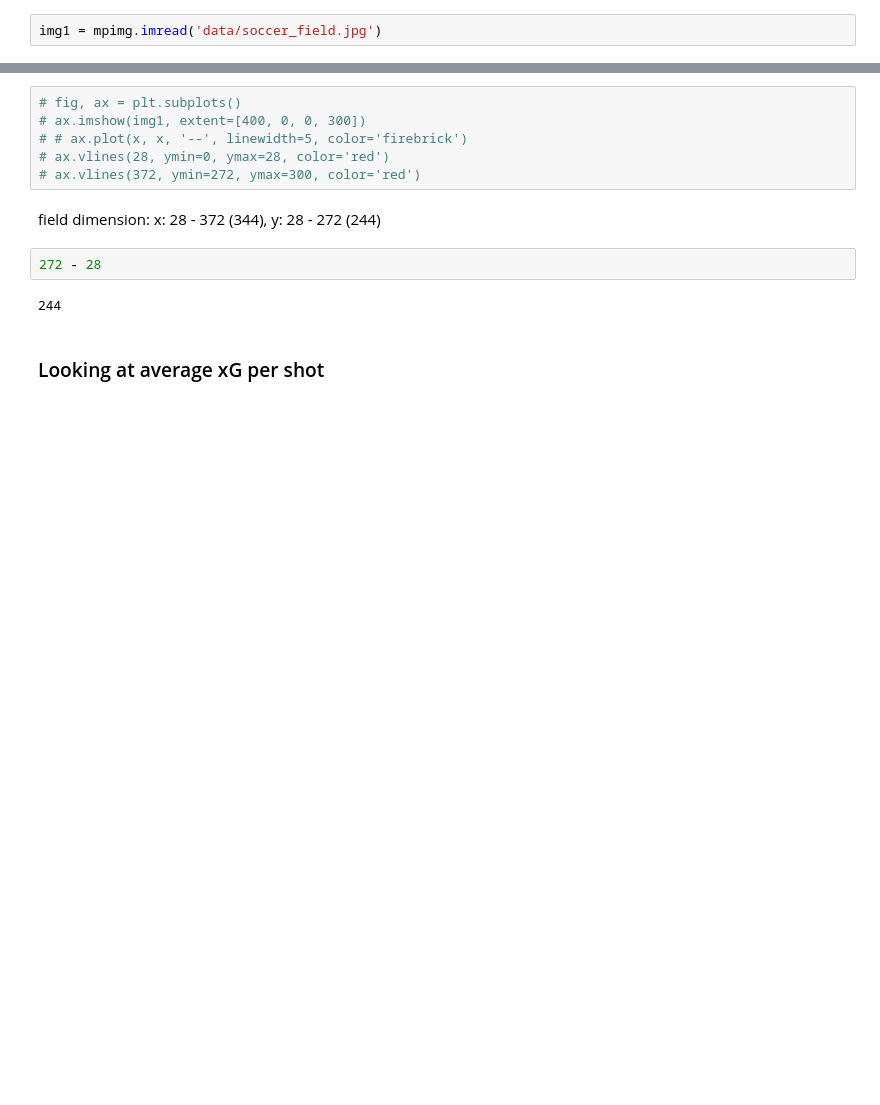
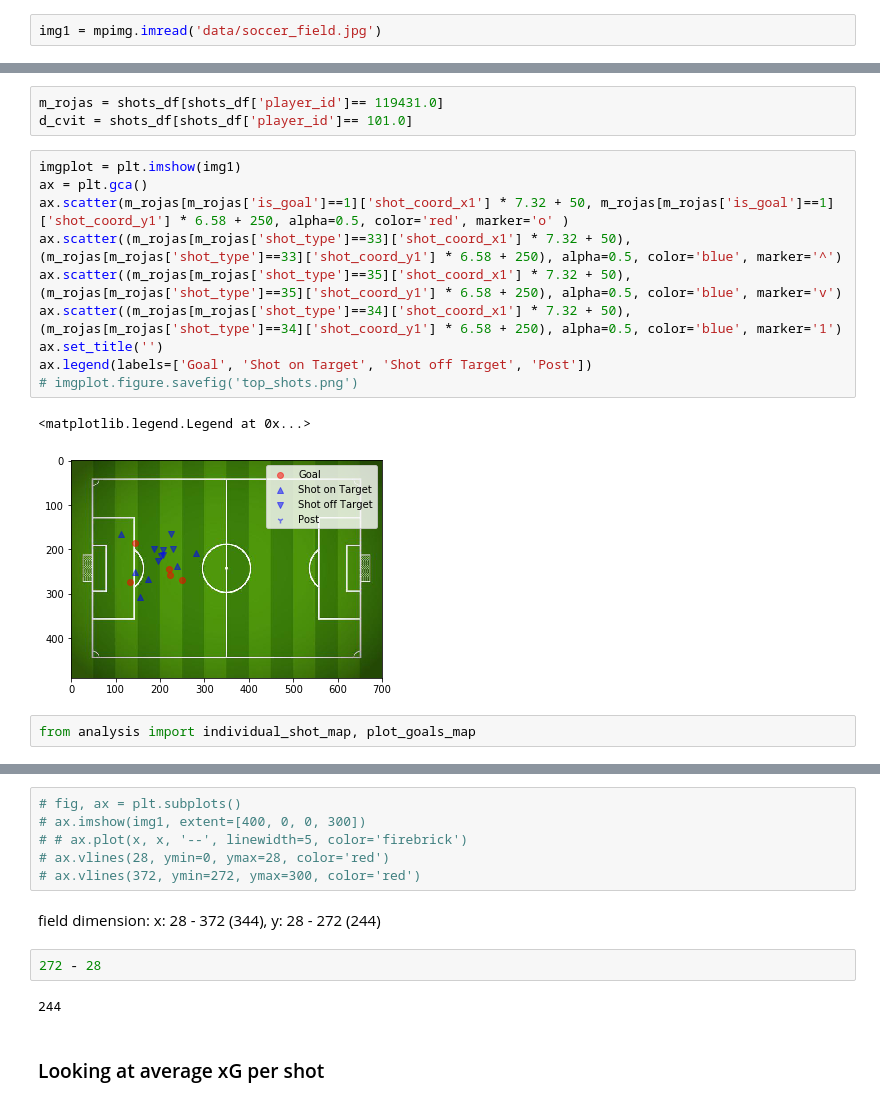
Before and after one commit to d-v-dlee/super_liga_xg, a Jupyter notebook: archives/_pickle_tables.ipynb, the cells around one changed output, grey strips where cells are left out. Drawn from its saved outputs; the diff is of its cells as text; blank space fills up the shorter version.

```diff
--- a/archives/_pickle_tables.ipynb
+++ b/archives/_pickle_tables.ipynb
@@ -1087,0 +1124,18 @@ ax.scatter(shots_df[shots_df['is_goal']==1]['shot_coord_x1'] * 7.32 + 50, shots_
+# %%
+m_rojas = shots_df[shots_df['player_id']== 119431.0]
+d_cvit = shots_df[shots_df['player_id']== 101.0]
+# %%
+imgplot = plt.imshow(img1)
+ax = plt.gca()
+ax.scatter(m_rojas[m_rojas['is_goal']==1]['shot_coord_x1'] * 7.32 + 50, m_rojas[m_rojas['is_goal']==1]['shot_coord_y1'] * 6.58 + 250, alpha=0.5, color='red', marker='o' )
+ax.scatter((m_rojas[m_rojas['shot_type']==33]['shot_coord_x1'] * 7.32 + 50), (m_rojas[m_rojas['shot_type']==33]['shot_coord_y1'] * 6.58 + 250), alpha=0.5, color='blue', marker='^')
+ax.scatter((m_rojas[m_rojas['shot_type']==35]['shot_coord_x1'] * 7.32 + 50), (m_rojas[m_rojas['shot_type']==35]['shot_coord_y1'] * 6.58 + 250), alpha=0.5, color='blue', marker='v')
+ax.scatter((m_rojas[m_rojas['shot_type']==34]['shot_coord_x1'] * 7.32 + 50), (m_rojas[m_rojas['shot_type']==34]['shot_coord_y1'] * 6.58 + 250), alpha=0.5, color='blue', marker='1')
+ax.set_title('')
+ax.legend(labels=['Goal', 'Shot on Target', 'Shot off Target', 'Post'])
+# imgplot.figure.savefig('top_shots.png')
+# %% [output]
+<matplotlib.legend.Legend at 0x...>
+[figure, added]
+# %%
+from analysis import individual_shot_map, plot_goals_map
```
Also changed, not shown: parts of 38 cells of this notebook, 4 other files.
